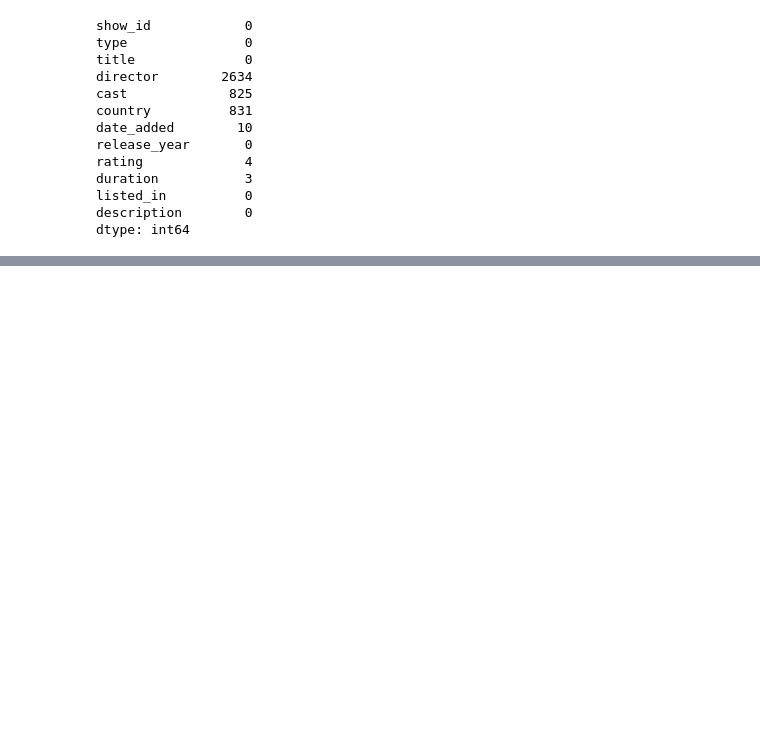
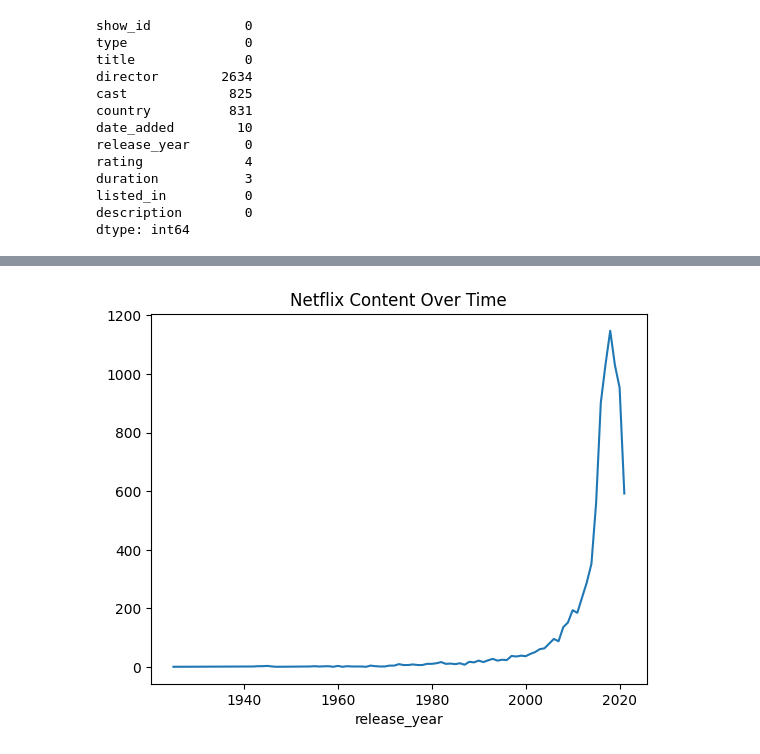
Before and after one commit to kwojo223/Nextflix-Content-Analysis, a Jupyter notebook: notebooks/netflix_analysis.ipynb, the cells around one changed output, grey strips where cells are left out. Saved outputs shown, nothing was run; the diff lists cells and outputs as text; code cells hidden in the pictures; blank space fills up the shorter version.

```diff
--- a/notebooks/netflix_analysis.ipynb
+++ b/notebooks/netflix_analysis.ipynb
@@ -33,0 +43,6 @@ dtype: int64
+# %%
+df['release_year'].value_counts().sort_index().plot(kind='line')
+plt.title("Netflix Content Over Time")
+plt.show()
+# %% [output]
+[figure, added]
```
Also changed, not shown: parts of 3 cells of this notebook.
